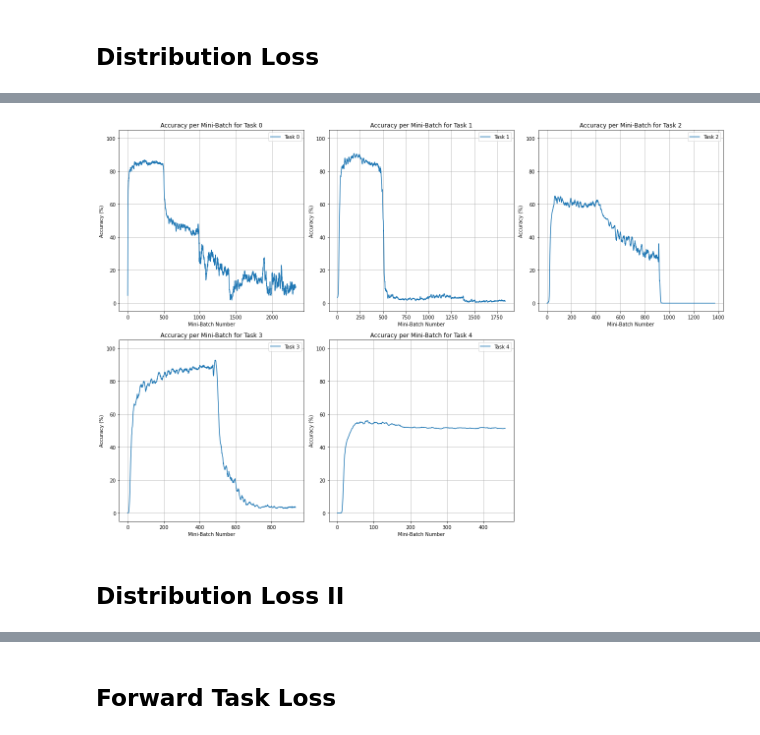
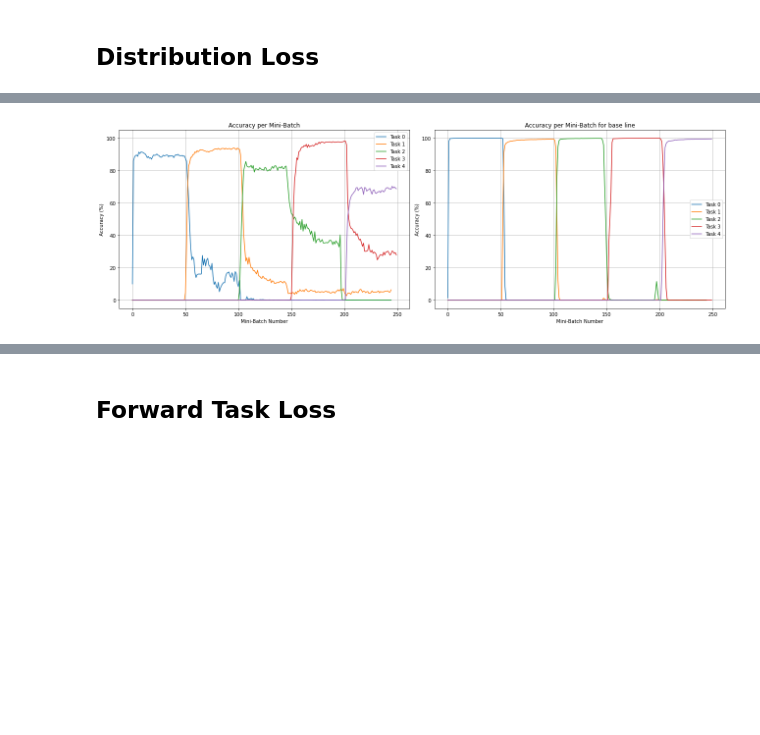
Before and after one commit to bochendong/Fantastic-ML-Method, a Jupyter notebook: LTL/MNIST/Experiment/Best.ipynb, the cells around one changed output, grey strips where cells are left out. Drawn from its saved outputs; the diff is of its cells as text; code cells hidden in the pictures; blank space fills up the shorter version.

```diff
--- a/LTL/MNIST/Experiment/Best.ipynb
+++ b/LTL/MNIST/Experiment/Best.ipynb
@@ -180,0 +217,9 @@ def plot_task_acc_history(all_accuracies):
+# %%
+model = MLP_Enhance()
+model = model.to(device)
+criterion = nn.CrossEntropyLoss()
+
+all_accuracies_base = []
+for task in [0, 1, 2, 3, 4]:
+    model, accuracies = train_base(model, task, criterion, 5)
+    all_accuracies_base.append(accuracies)
@@ -270,6 +333,4 @@ plot_acc_history(all_accuracies_0)
 # %%
-plot_task_acc_history(all_accuracies_0)
+plot_task_acc_history(all_accuracies_base, all_accuracies_0)
 # %% [output]
-[figure, old version]
+[figure, new version]
-# %% [markdown]
-## Distribution Loss II
```
Also changed, not shown: parts of 21 cells of this notebook.
